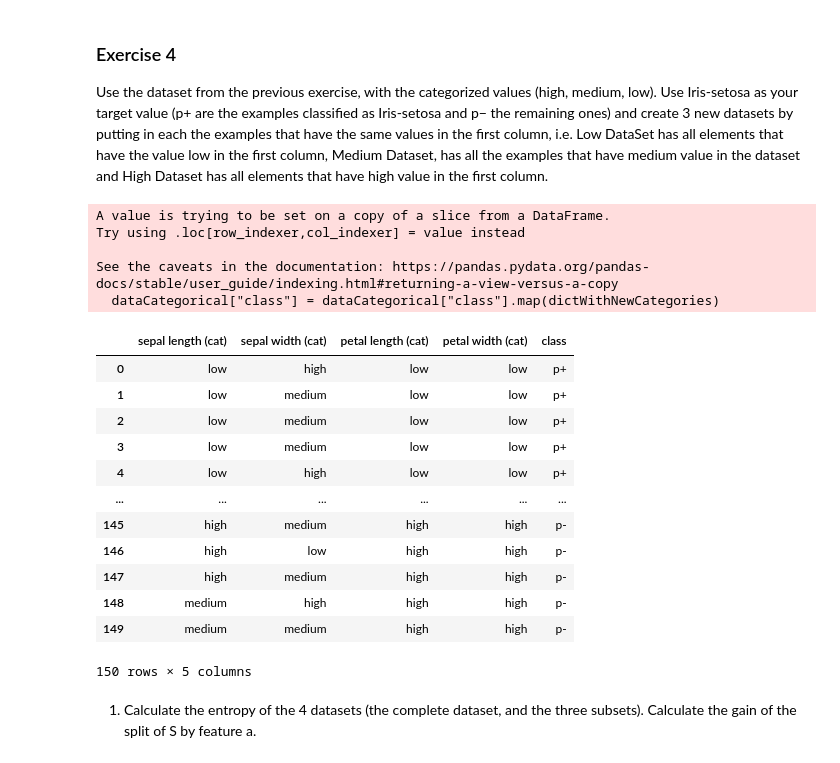
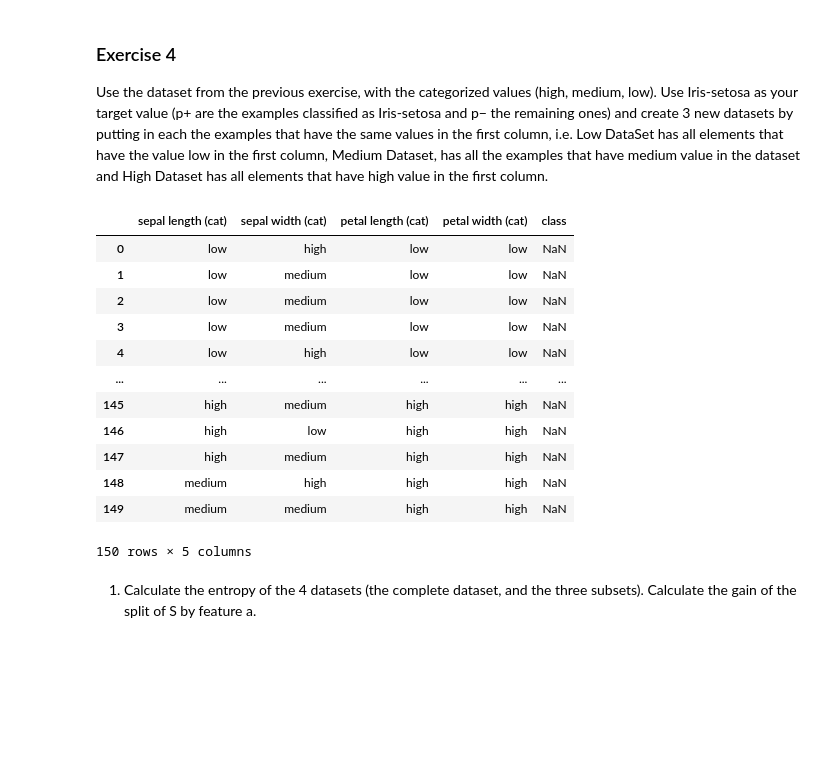
Before and after one commit to jelenameyer/IntroToMachineLearning, a Jupyter notebook: assignments/assignment2/a2supervised.ipynb, the cells around one changed output. Cells and saved outputs as stored; diff of their text form; code cells hidden in the pictures; blank space fills up the shorter version.

```diff
--- a/assignments/assignment2/a2supervised.ipynb
+++ b/assignments/assignment2/a2supervised.ipynb
@@ -1359,28 +1330,24 @@ Use the dataset from the previous exercise, with the categorized values (high, m
 # %%
 dictWithNewCategories = {
     'Iris-setosa': "p+", 'Iris-versicolor': "p-", 'Iris-virginica': "p-"
 }
+dataCategorical = dataCategorical.copy()
 dataCategorical["class"] = dataCategorical["class"].map(dictWithNewCategories)
 dataCategorical
 # %% [output]
+|  | sepal length (cat) | sepal width (cat) | petal length (cat) | petal width (cat) | class |
+| 0 | low | high | low | low | NaN |
+| 1 | low | medium | low | low | NaN |
+| 2 | low | medium | low | low | NaN |
+| 3 | low | medium | low | low | NaN |
+| 4 | low | high | low | low | NaN |
+| ... | ... | ... | ... | ... | ... |
+| 145 | high | medium | high | high | NaN |
+| 146 | high | low | high | high | NaN |
+| 147 | high | medium | high | high | NaN |
+| 148 | medium | high | high | high | NaN |
+| 149 | medium | medium | high | high | NaN |
-A value is trying to be set on a copy of a slice from a DataFrame.
-Try using .loc[row_indexer,col_indexer] = value instead
-
-See the caveats in the documentation: https://pandas.pydata.org/pandas-docs/stable/user_guide/indexing.html#returning-a-view-versus-a-copy
-  dataCategorical["class"] = dataCategorical["class"].map(dictWithNewCategories)
+150 rows × 5 columns
-|  | sepal length (cat) | sepal width (cat) | petal length (cat) | petal width (cat) | class |
-| 0 | low | high | low | low | p+ |
-| 1 | low | medium | low | low | p+ |
-| 2 | low | medium | low | low | p+ |
-| 3 | low | medium | low | low | p+ |
-| 4 | low | high | low | low | p+ |
-| ... | ... | ... | ... | ... | ... |
-| 145 | high | medium | high | high | p- |
-| 146 | high | low | high | high | p- |
-| 147 | high | medium | high | high | p- |
-| 148 | medium | high | high | high | p- |
-| 149 | medium | medium | high | high | p- |
-150 rows × 5 columns
 # %%
 # 3 subset dfs depending on feature sepal length
 
```
Also changed, not shown: parts of 25 cells of this notebook, 3 other files.
